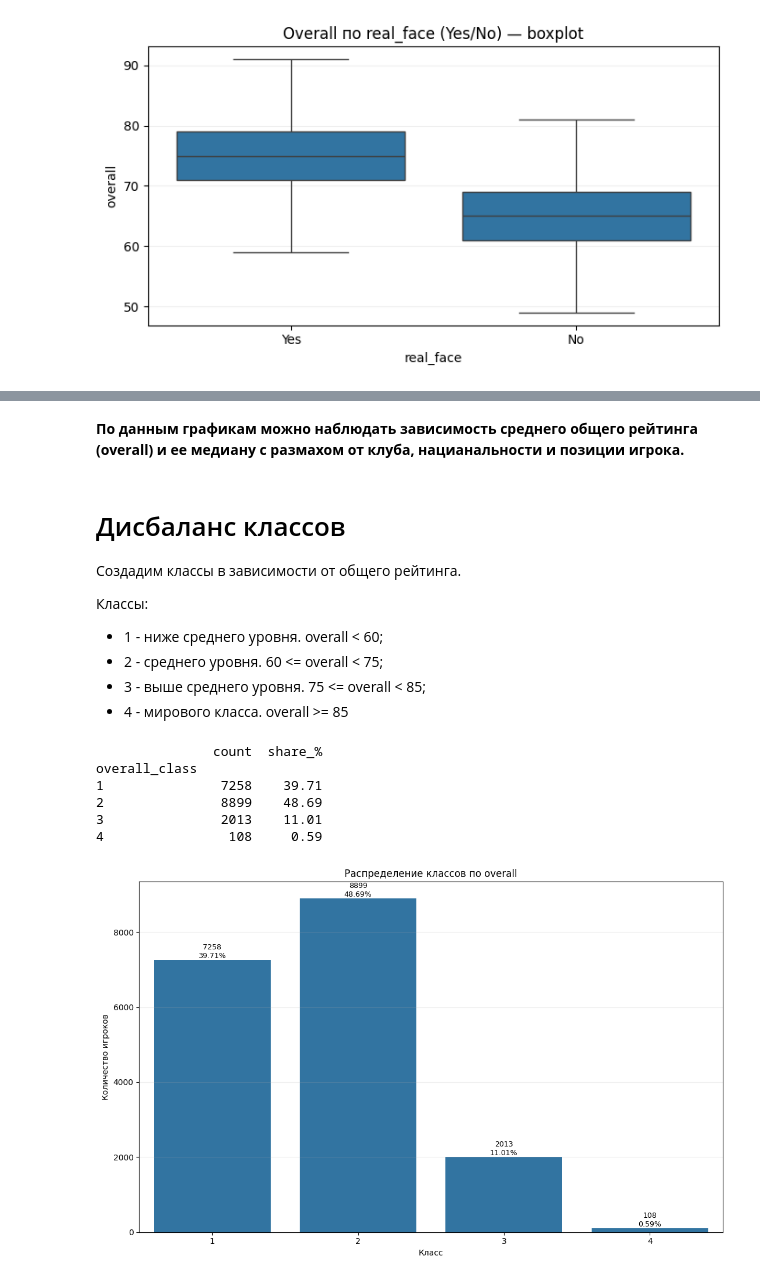
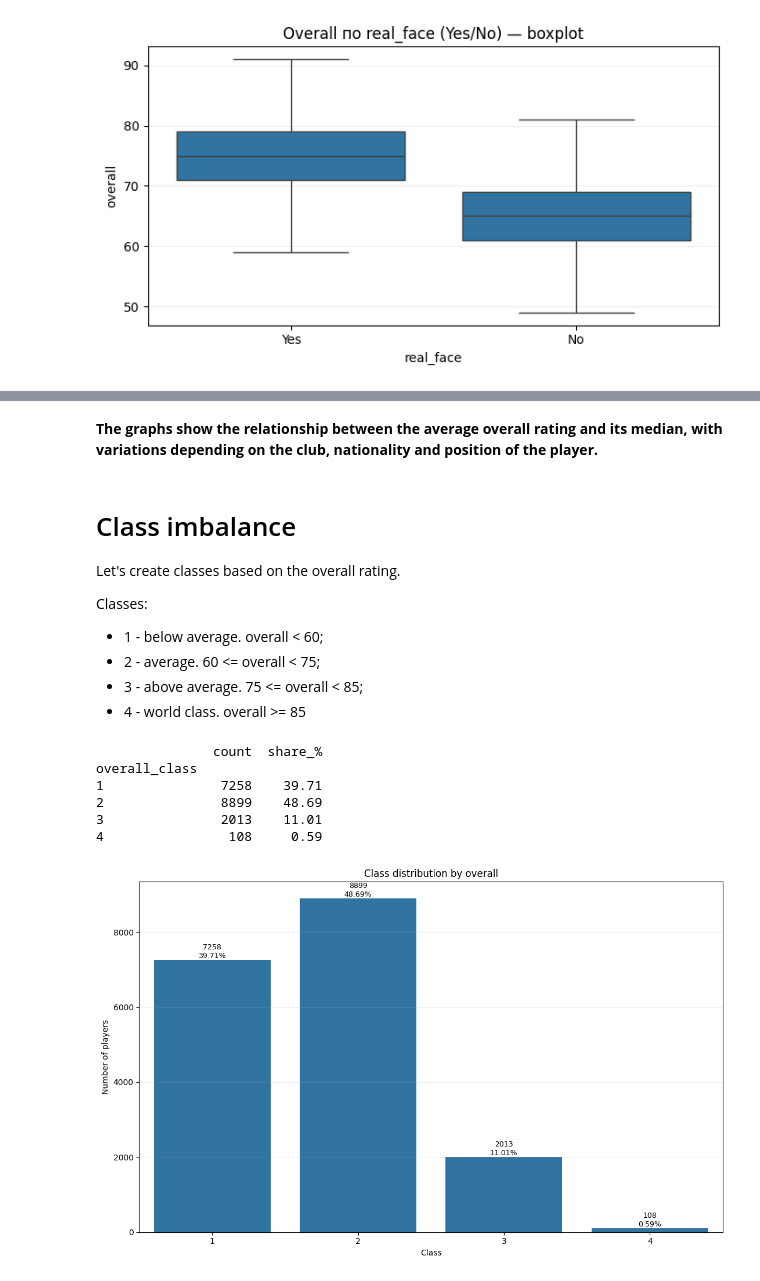
Before and after one commit to EmilMaliev/visualization, a Jupyter notebook: visualization_in_ML/hw4.ipynb, the cells around one changed output, grey strips where cells are left out. Saved outputs shown, nothing was run; the diff lists cells and outputs as text; code cells hidden in the pictures.

```diff
--- a/visualization_in_ML/hw4.ipynb
+++ b/visualization_in_ML/hw4.ipynb
@@ -419,50 +419,50 @@ plot_overall_by_category(df, "player_positions", top_n=20)
 # %% [markdown]
-**По данным графикам можно наблюдать зависимость среднего общего рейтинга (overall) и ее медиану с размахом от клуба, нацианальности и позиции игрока.**
+**The graphs show the relationship between the average overall rating and its median, with variations depending on the club, nationality and position of the player.**
 # %% [markdown]
-# Дисбаланс классов
+# Class imbalance
 
-Создадим классы в зависимости от общего рейтинга.
+Let's create classes based on the overall rating.
 
-Классы:
+Classes:
 
-- 1 - ниже среднего уровня. overall < 60;
-- 2 - среднего уровня. 60 <= overall < 75;
-- 3 - выше среднего уровня. 75 <= overall < 85;
-- 4 - мирового класса. overall >= 85
+- 1 - below average. overall < 60;
+- 2 - average. 60 <= overall < 75;
+- 3 - above average. 75 <= overall < 85;
+- 4 - world class. overall >= 85
 # %%
-# Классы по overall
+# Overall classes
 df["overall_class"] = pd.cut(
     df["overall"],
     bins=[-np.inf, 65, 75, 85, np.inf],
     labels=[1, 2, 3, 4],
     right=False
 ).astype("Int64")
 
 class_counts = df["overall_class"].value_counts().sort_index()
 class_share = (class_counts / class_counts.sum() * 100).round(2)
 
 dist = pd.DataFrame({"count": class_counts, "share_%": class_share})
 print(dist)
 
-# Barplot распределения
+# Barplot distribution
 plt.figure(figsize=(11, 7))
 sns.barplot(x=class_counts.index.astype(str), y=class_counts.values)
-plt.title("Распределение классов по overall")
-plt.xlabel("Класс")
-plt.ylabel("Количество игроков")
+plt.title("Class distribution by overall")
+plt.xlabel("Class")
+plt.ylabel("Number of players")
 plt.grid(True, axis="y", alpha=0.2)
 
 for i, (cnt, pct) in enumerate(zip(class_counts.values, class_share.values)):
     plt.text(i, cnt, f"{cnt}\n{pct}%", ha="center", va="bottom", fontsize=9)
 
 plt.tight_layout()
 plt.show()
 # %% [output]
                count  share_%
 overall_class
 1               7258    39.71
 2               8899    48.69
 3               2013    11.01
 4                108     0.59
-[figure, old version]
+[figure, new version]
 # %% [markdown]
```
Also changed, not shown: parts of 35 cells of this notebook, 1 other file.
